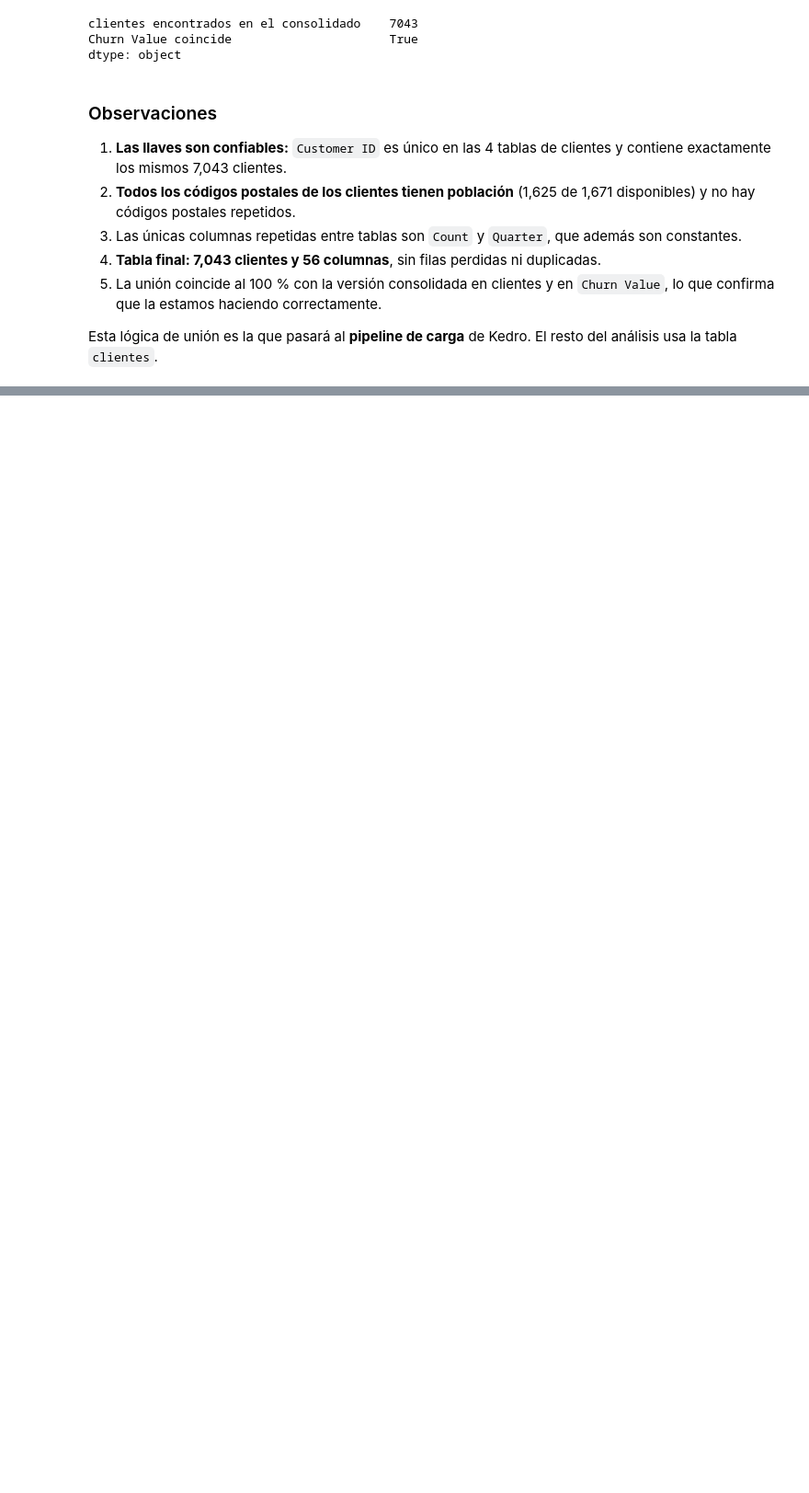
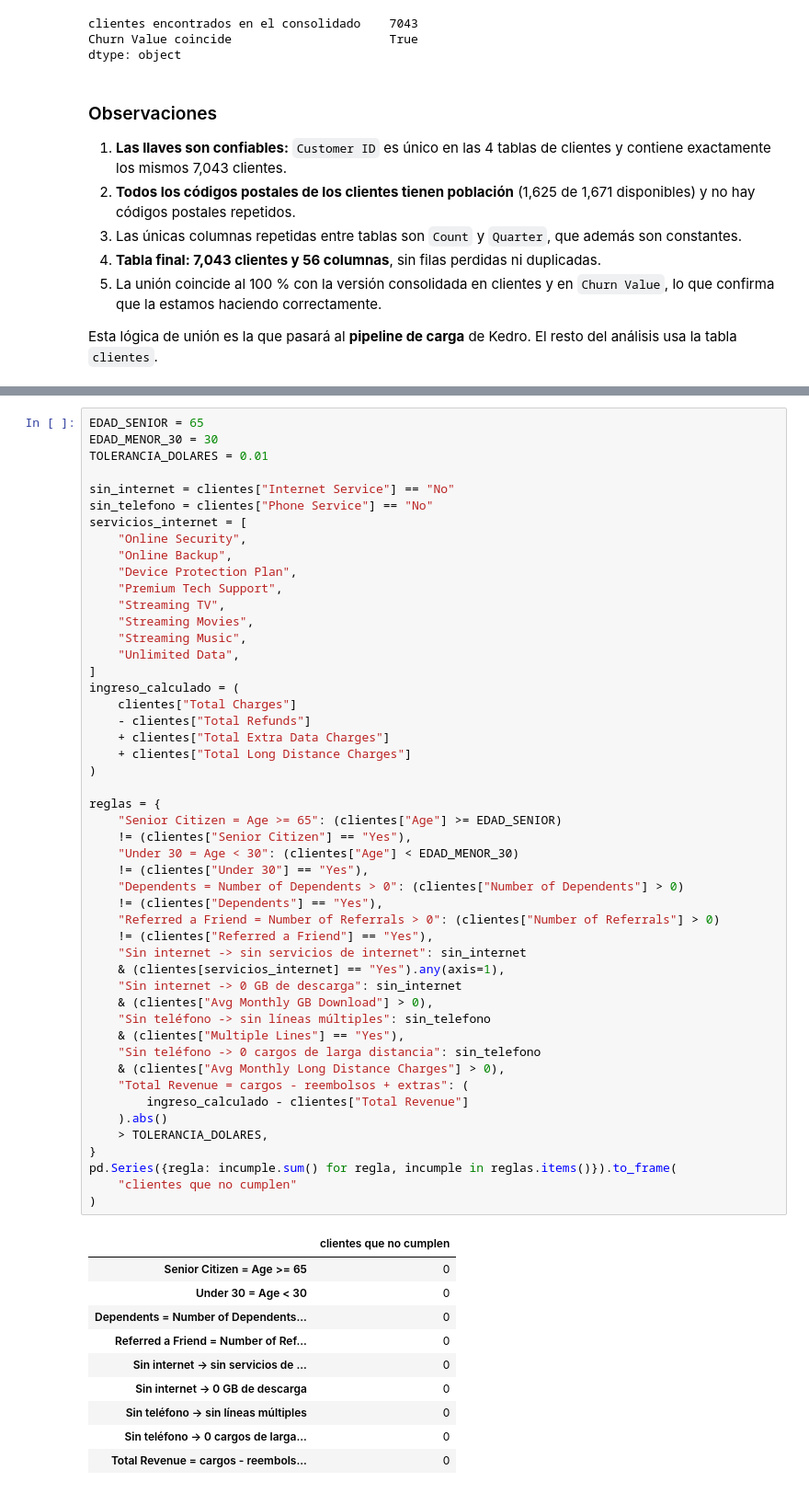
Before and after one commit to Antonio-3108/Proyecto-ML-for-Buisness, a Jupyter notebook: notebooks/01_exploracion.ipynb, the cells around one changed output, grey strips where cells are left out. Shown at 92% size. Cells and saved outputs as stored; diff of their text form; blank space fills up the shorter version.

```diff
--- a/notebooks/01_exploracion.ipynb
+++ b/notebooks/01_exploracion.ipynb
@@ -430,0 +550,60 @@ resto del análisis usa la tabla `clientes`.
+# %%
+EDAD_SENIOR = 65
+EDAD_MENOR_30 = 30
+TOLERANCIA_DOLARES = 0.01
+
+sin_internet = clientes["Internet Service"] == "No"
+sin_telefono = clientes["Phone Service"] == "No"
+servicios_internet = [
+    "Online Security",
+    "Online Backup",
+    "Device Protection Plan",
+    "Premium Tech Support",
+    "Streaming TV",
+    "Streaming Movies",
+    "Streaming Music",
+    "Unlimited Data",
+]
+ingreso_calculado = (
+    clientes["Total Charges"]
+    - clientes["Total Refunds"]
+    + clientes["Total Extra Data Charges"]
+    + clientes["Total Long Distance Charges"]
+)
+
+reglas = {
+    "Senior Citizen = Age >= 65": (clientes["Age"] >= EDAD_SENIOR)
+    != (clientes["Senior Citizen"] == "Yes"),
+    "Under 30 = Age < 30": (clientes["Age"] < EDAD_MENOR_30)
+    != (clientes["Under 30"] == "Yes"),
+    "Dependents = Number of Dependents > 0": (clientes["Number of Dependents"] > 0)
+    != (clientes["Dependents"] == "Yes"),
+    "Referred a Friend = Number of Referrals > 0": (clientes["Number of Referrals"] > 0)
+    != (clientes["Referred a Friend"] == "Yes"),
+    "Sin internet -> sin servicios de internet": sin_internet
+    & (clientes[servicios_internet] == "Yes").any(axis=1),
+    "Sin internet -> 0 GB de descarga": sin_internet
+    & (clientes["Avg Monthly GB Download"] > 0),
+    "Sin teléfono -> sin líneas múltiples": sin_telefono
+    & (clientes["Multiple Lines"] == "Yes"),
+    "Sin teléfono -> 0 cargos de larga distancia": sin_telefono
+    & (clientes["Avg Monthly Long Distance Charges"] > 0),
+    "Total Revenue = cargos - reembolsos + extras": (
+        ingreso_calculado - clientes["Total Revenue"]
+    ).abs()
+    > TOLERANCIA_DOLARES,
+}
+pd.Series({regla: incumple.sum() for regla, incumple in reglas.items()}).to_frame(
+    "clientes que no cumplen"
+)
+# %% [output]
+|  | clientes que no cumplen |
+| Senior Citizen = Age >= 65 | 0 |
+| Under 30 = Age < 30 | 0 |
+| Dependents = Number of Dependents... | 0 |
+| Referred a Friend = Number of Ref... | 0 |
+| Sin internet -> sin servicios de ... | 0 |
+| Sin internet -> 0 GB de descarga | 0 |
+| Sin teléfono -> sin líneas múltiples | 0 |
+| Sin teléfono -> 0 cargos de larga... | 0 |
+| Total Revenue = cargos - reembols... | 0 |
```
Also changed, not shown: parts of 14 cells of this notebook.
